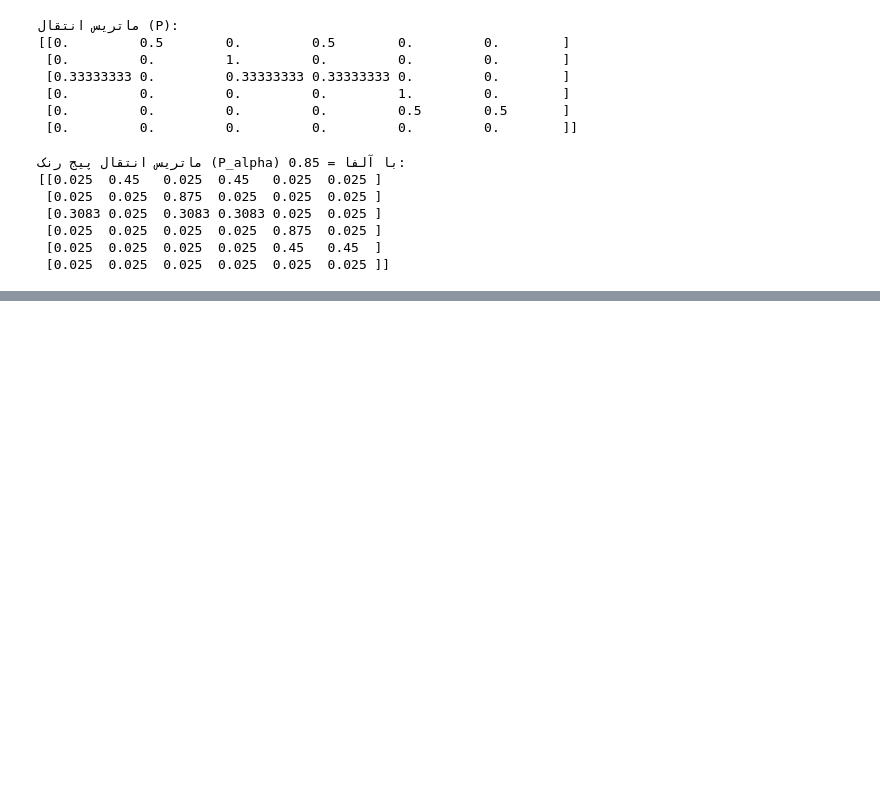
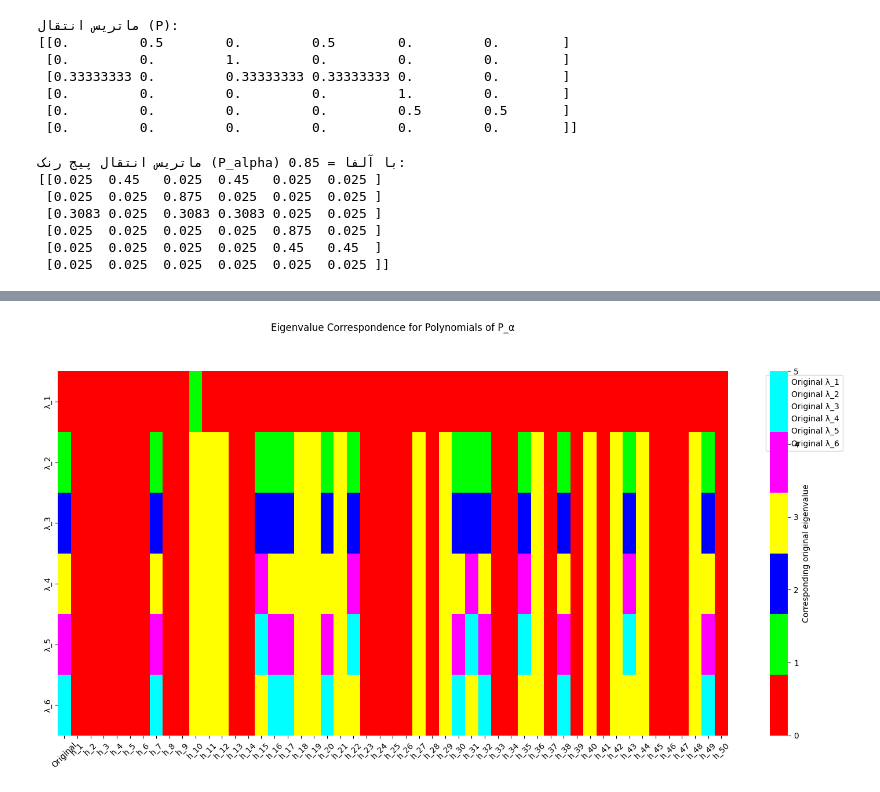
Before and after one commit to AzamChatrAzar/project1, a Jupyter notebook: Graph1.ipynb, the cells around one changed output, grey strips where cells are left out. Drawn from its saved outputs; the diff is of its cells as text; code cells hidden in the pictures; blank space fills up the shorter version.

```diff
--- a/Graph1.ipynb
+++ b/Graph1.ipynb
@@ -176,0 +237,18 @@ Max deviation: 2.2442
+# %%
+
+
+# 8. Add titles and labels
+plt.title("Eigenvalue Correspondence for Polynomials of P_α", pad=50)
+plt.xlabel("")
+plt.ylabel("")
+plt.xticks(rotation=45)
+plt.tight_layout()
+
+# 9. Add color legend
+legend_elements = [plt.Line2D([0], [0], marker='s', color='w', label=f'Original λ_{i+1}',
+                    markerfacecolor=colors[i], markersize=10) for i in range(6)]
+plt.legend(handles=legend_elements, bbox_to_anchor=(1.05, 1), loc='upper left')
+
+plt.show()
+# %% [output]
+[figure, added]
```
Also changed, not shown: parts of 9 cells of this notebook.
